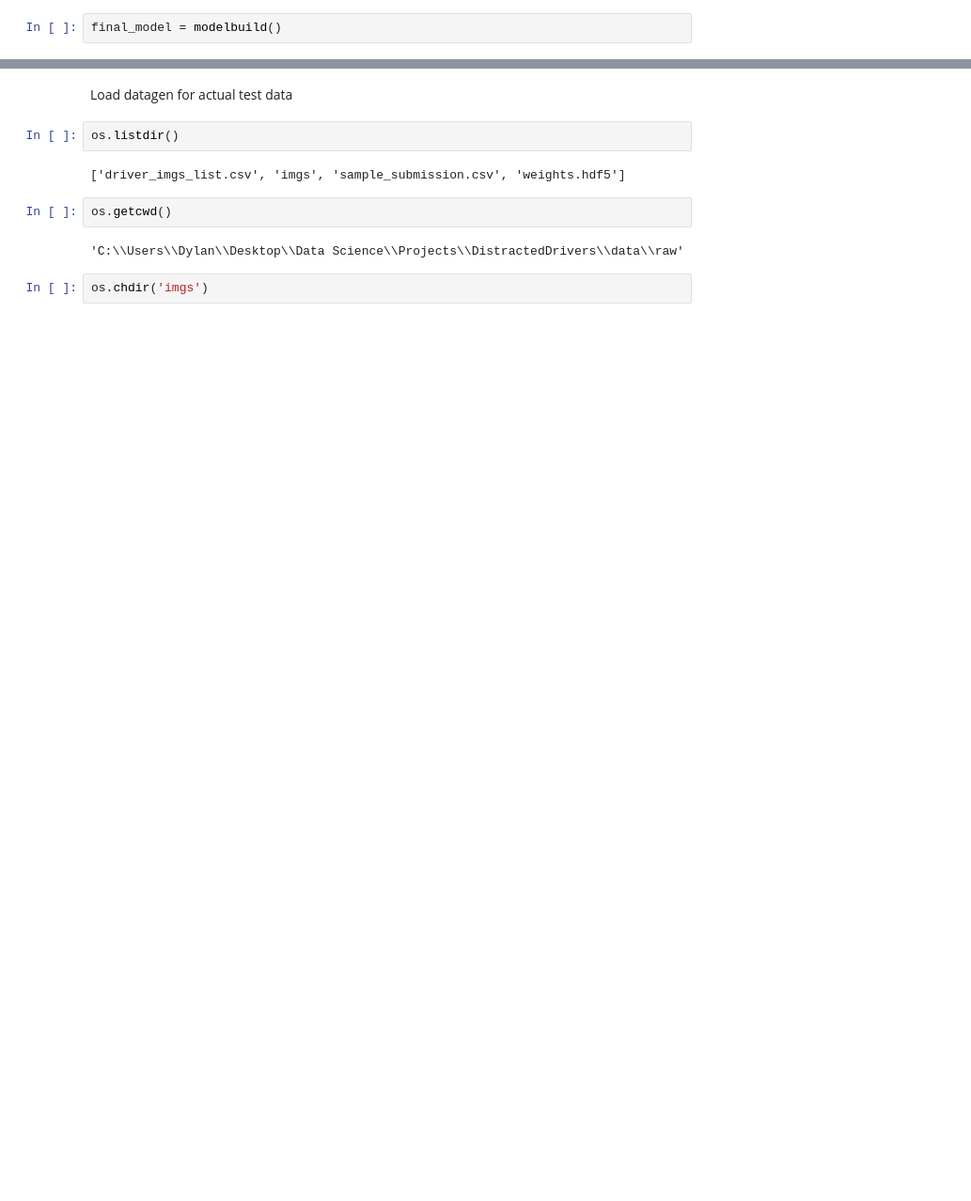
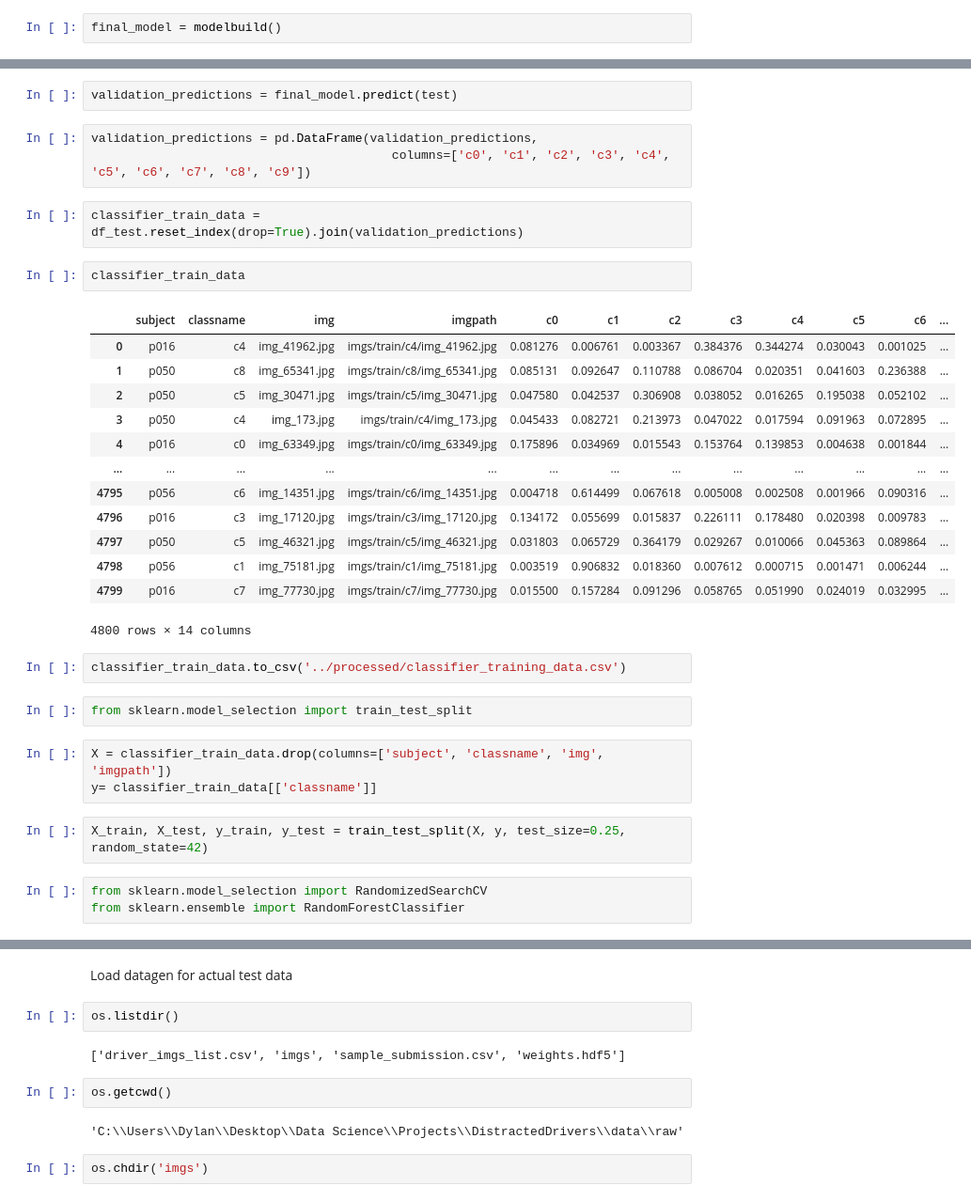
Before and after one commit to Dylan-C-Neal/DistractedDrivingClassifier, a Jupyter notebook: notebooks/Modeling.ipynb, the cells around one changed output, grey strips where cells are left out. Shown: that part at 94% size. Cells and saved outputs as stored; diff of their text form; blank space fills up the shorter version.

```diff
--- a/notebooks/Modeling.ipynb
+++ b/notebooks/Modeling.ipynb
@@ -757,0 +760,35 @@ WARNING:tensorflow:sample_weight modes were coerced from
+# %%
+validation_predictions = final_model.predict(test)
+# %%
+validation_predictions = pd.DataFrame(validation_predictions,
+                                         columns=['c0', 'c1', 'c2', 'c3', 'c4', 'c5', 'c6', 'c7', 'c8', 'c9'])
+# %%
+classifier_train_data = df_test.reset_index(drop=True).join(validation_predictions)
+# %%
+classifier_train_data
+# %% [output]
+|  | subject | classname | img | imgpath | c0 | c1 | c2 | c3 | c4 | c5 | c6 | ... |
+| 0 | p016 | c4 | img_41962.jpg | imgs/train/c4/img_41962.jpg | 0.081276 | 0.006761 | 0.003367 | 0.384376 | 0.344274 | 0.030043 | 0.001025 | ... |
+| 1 | p050 | c8 | img_65341.jpg | imgs/train/c8/img_65341.jpg | 0.085131 | 0.092647 | 0.110788 | 0.086704 | 0.020351 | 0.041603 | 0.236388 | ... |
+| 2 | p050 | c5 | img_30471.jpg | imgs/train/c5/img_30471.jpg | 0.047580 | 0.042537 | 0.306908 | 0.038052 | 0.016265 | 0.195038 | 0.052102 | ... |
+| 3 | p050 | c4 | img_173.jpg | imgs/train/c4/img_173.jpg | 0.045433 | 0.082721 | 0.213973 | 0.047022 | 0.017594 | 0.091963 | 0.072895 | ... |
+| 4 | p016 | c0 | img_63349.jpg | imgs/train/c0/img_63349.jpg | 0.175896 | 0.034969 | 0.015543 | 0.153764 | 0.139853 | 0.004638 | 0.001844 | ... |
+| ... | ... | ... | ... | ... | ... | ... | ... | ... | ... | ... | ... | ... |
+| 4795 | p056 | c6 | img_14351.jpg | imgs/train/c6/img_14351.jpg | 0.004718 | 0.614499 | 0.067618 | 0.005008 | 0.002508 | 0.001966 | 0.090316 | ... |
+| 4796 | p016 | c3 | img_17120.jpg | imgs/train/c3/img_17120.jpg | 0.134172 | 0.055699 | 0.015837 | 0.226111 | 0.178480 | 0.020398 | 0.009783 | ... |
+| 4797 | p050 | c5 | img_46321.jpg | imgs/train/c5/img_46321.jpg | 0.031803 | 0.065729 | 0.364179 | 0.029267 | 0.010066 | 0.045363 | 0.089864 | ... |
+| 4798 | p056 | c1 | img_75181.jpg | imgs/train/c1/img_75181.jpg | 0.003519 | 0.906832 | 0.018360 | 0.007612 | 0.000715 | 0.001471 | 0.006244 | ... |
+| 4799 | p016 | c7 | img_77730.jpg | imgs/train/c7/img_77730.jpg | 0.015500 | 0.157284 | 0.091296 | 0.058765 | 0.051990 | 0.024019 | 0.032995 | ... |
+4800 rows × 14 columns
+# %%
+classifier_train_data.to_csv('../processed/classifier_training_data.csv')
+# %%
+from sklearn.model_selection import train_test_split
+# %%
+X = classifier_train_data.drop(columns=['subject', 'classname', 'img', 'imgpath'])
+y= classifier_train_data[['classname']]
+# %%
+X_train, X_test, y_train, y_test = train_test_split(X, y, test_size=0.25, random_state=42)
+# %%
+from sklearn.model_selection import RandomizedSearchCV
+from sklearn.ensemble import RandomForestClassifier
```
Also changed, not shown: parts of 38 cells of this notebook, 12 other files.
